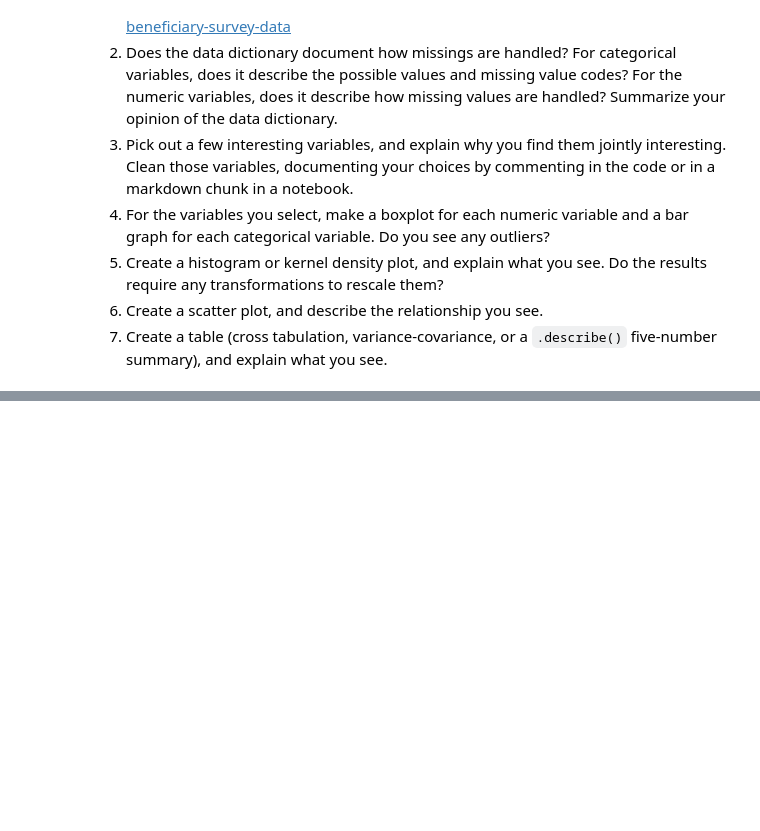
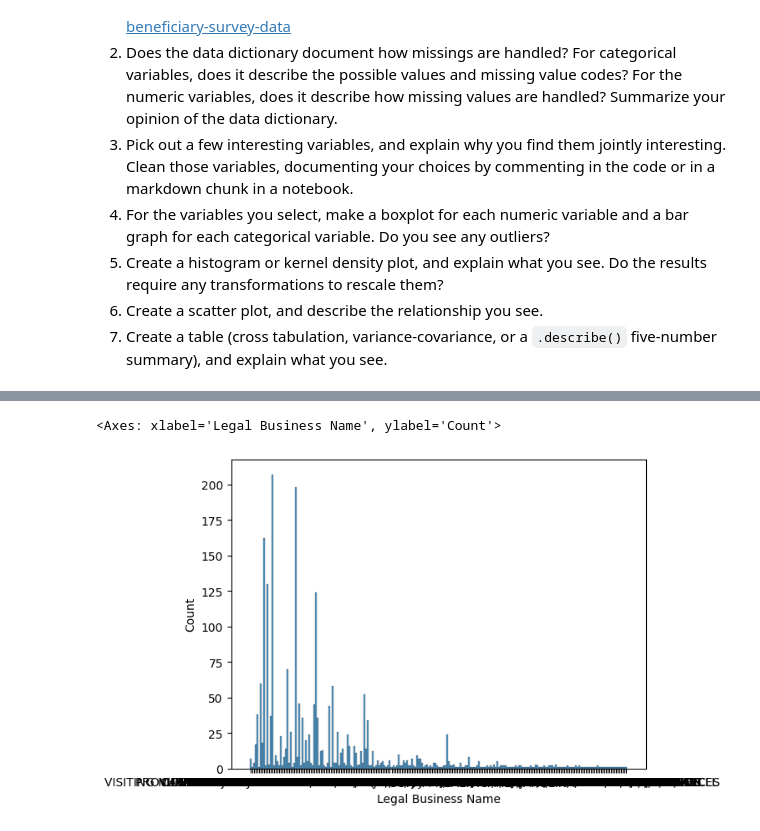
Before and after one commit to marisagua/labs, a Jupyter notebook: assignment/assignment.ipynb, the cells around one changed output, grey strips where cells are left out. Cells and saved outputs as stored; diff of their text form; code cells hidden in the pictures; blank space fills up the shorter version.

```diff
--- a/assignment/assignment.ipynb
+++ b/assignment/assignment.ipynb
@@ -239,0 +291,7 @@ For some context, the Federal government ultimately spent about $4.4 trillion in
+# %%
+# Bar graph of legal business name
+sns.histplot(data=infusion,x='Legal Business Name',)
+# evidently too many business names... need to add a filter variable to look more into this
+# %% [output]
+<Axes: xlabel='Legal Business Name', ylabel='Count'>
+[figure, added]
```
Also changed, not shown: parts of 6 cells of this notebook.
